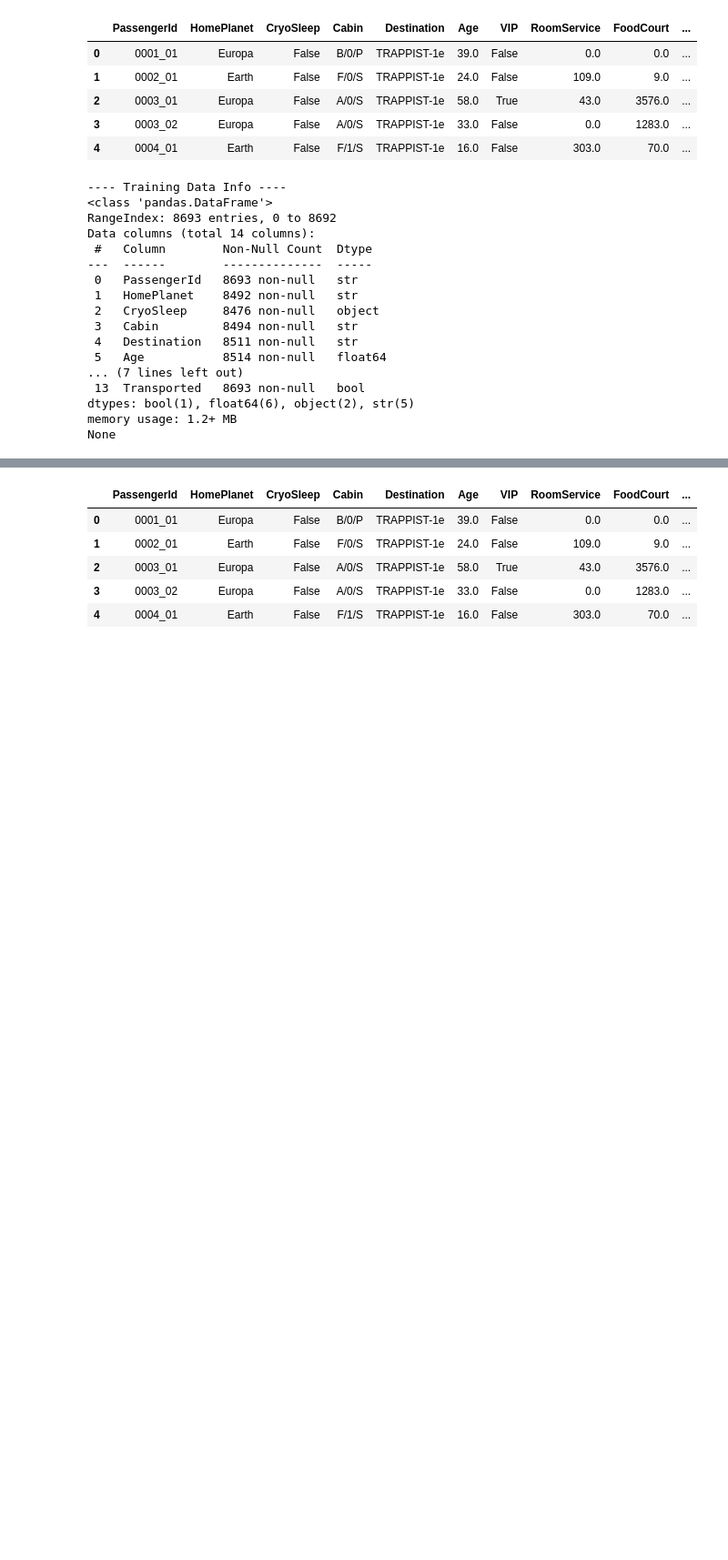
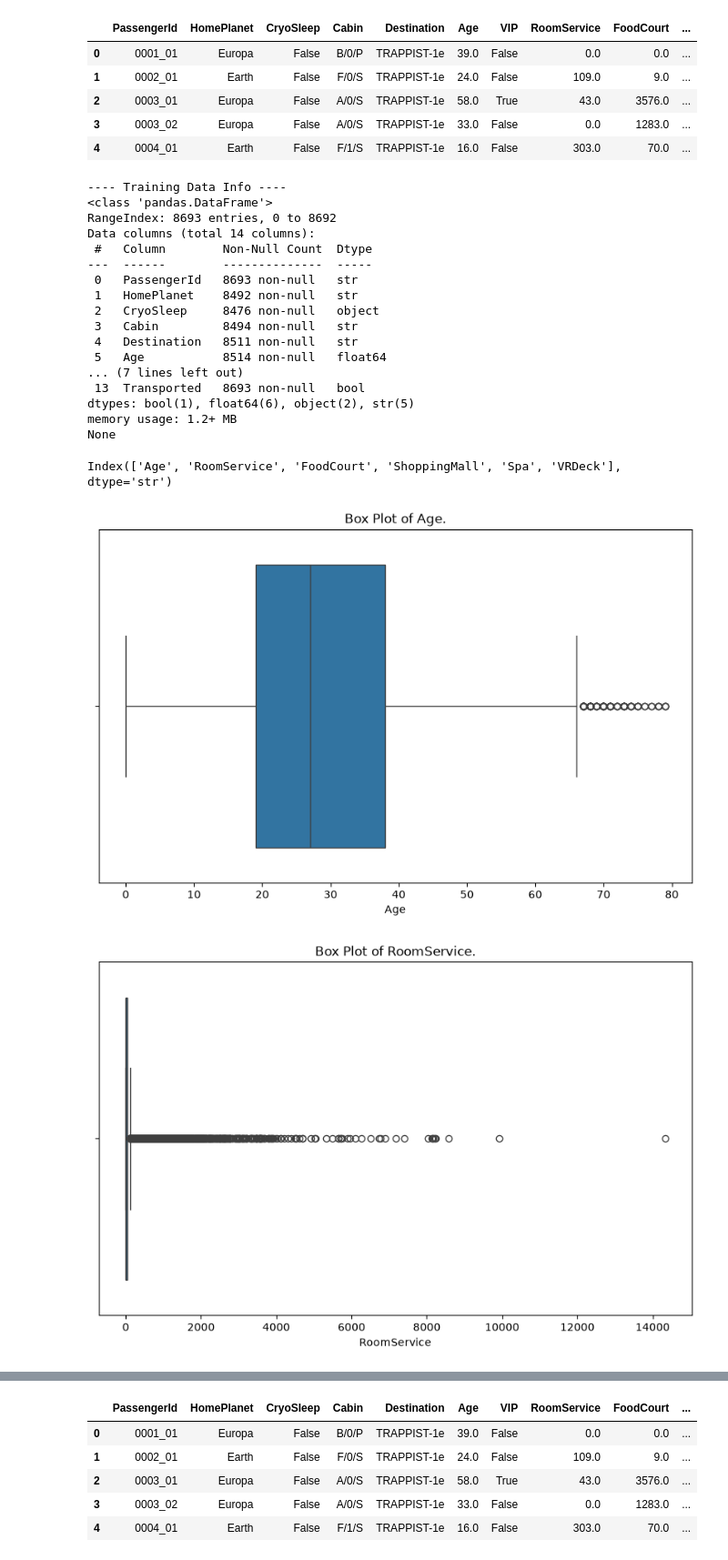
Before and after one commit to Htet-Khant-Linn/spaceship-titanic-ml-app, a Jupyter notebook: model_development.ipynb, the cells around one changed output, grey strips where cells are left out. Shown at 91% size. Saved outputs shown, nothing was run; the diff lists cells and outputs as text; code cells hidden in the pictures; blank space fills up the shorter version.

Commit message:
Explore numeric features and impute CryoSleep spend
Add box plots and histograms for numeric features, and fill missing spending values with zero for passengers in CryoSleep.

```diff
--- a/model_development.ipynb
+++ b/model_development.ipynb
@@ -44,5 +45,18 @@ None
 # outlier analysis
 
 numeric_cols = df.select_dtypes(include='float').columns
-for col in numeric_cols:
-    pass
+print(numeric_cols)
+# %% [output]
+Index(['Age', 'RoomService', 'FoodCourt', 'ShoppingMall', 'Spa', 'VRDeck'], dtype='str')
+# %%
+for col in numeric_cols:
+    plt.figure(figsize=(10, 6))
+    sns.boxplot(
+        data=df,
+        x=col
+    )
+    plt.title(f"Box Plot of {col}.")
+    plt.show()
+# %% [output]
+[figure, added]
+[figure, added]
```
Also changed, not shown: parts of 4 cells of this notebook.
